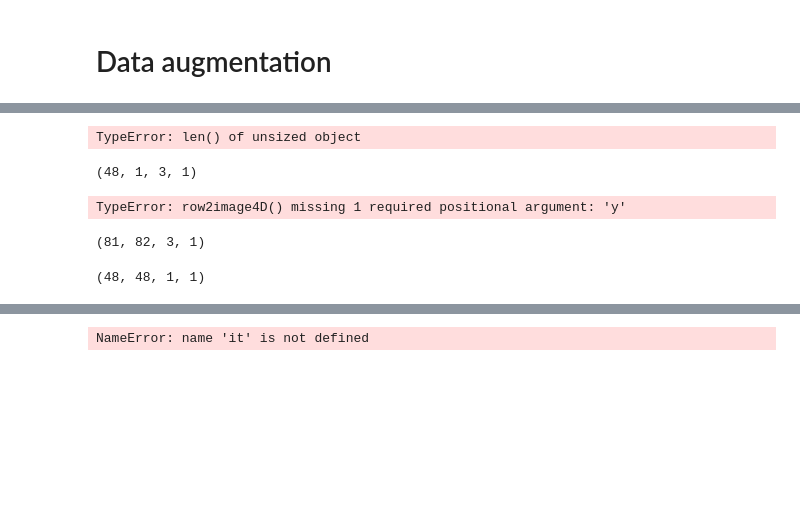
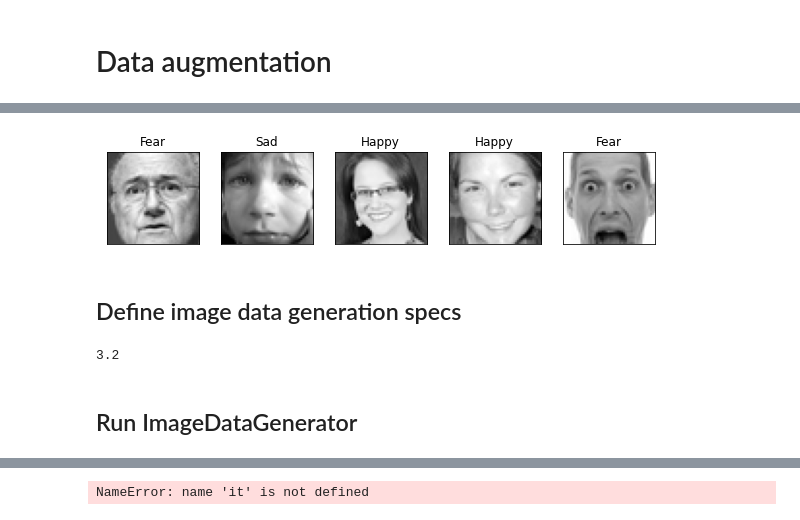
Before and after one commit to JaildoR/getthevibe_api, a Jupyter notebook: notebooks/PF-DataAugmentation.ipynb, the cells around one changed output, grey strips where cells are left out. Drawn from its saved outputs; the diff is of its cells as text; code cells hidden in the pictures; blank space fills up the shorter version.

Commit message:
functional ImageDataGenerator

```diff
--- a/notebooks/PF-DataAugmentation.ipynb
+++ b/notebooks/PF-DataAugmentation.ipynb
@@ -376,34 +250,17 @@ TypeError: len() of unsized object
-# %%
-# create data augmented images
-for sample in range(0,len(X_aug)):
-    i = 0
-    for batch in datagen.flow(X_aug[sample],y=np.array(y_aug[sample]),save_to_dir='AugmentedImages', save_prefix='DataAug', save_format='jpg'):
-        i += 1
-        if i > multiplier:
-            break
-# %% [output]
-TypeError: len() of unsized object
-# %%
-# load img
-img = load_img('AugmentedImages/DataAug_0_146.jpg')
-# convert loaded image to 4D array
-img_array = img_to_array(img)  # creating a Numpy array with shape (X, X, 3)
-img_array = img_array.reshape((1,) + img_array.shape)  # converting to a Numpy array with shape (X, X, 3, 1)
-# %%
-img_array.shape
-# %% [output]
-(48, 1, 3, 1)
-# %%
-img = row2image4D(img)
-plt.imshow(img, cmap=plt.cm.gray)
-plt.axis('off');
-# %% [output]
-TypeError: row2image4D() missing 1 required positional argument: 'y'
-# %%
-img_array.shape
-# %% [output]
-(81, 82, 3, 1)
-# %%
-X_aug[0].shape
-# %% [output]
-(48, 48, 1, 1)
+# %%
+# expand each image array to 4D for flow
+X_aug4D = expandto4D(X_aug)
+# %%
+fig = plt.figure(figsize=(16,20))
+
+for i in range(len(X_aug4D)):
+    img = labelledarray2image4D(X_aug4D[i], y_aug[i])
+    plt.subplot(10, 8, i + 1)
+    plt.title(img[1], size=12)
+    plt.imshow(img[0], cmap=plt.cm.gray)
+    plt.xticks(())
+    plt.yticks(());
+# %% [output]
+[figure, added]
+# %% [markdown]
+## Define image data generation specs
@@ -409,0 +277,8 @@ X_aug[0].shape
+# %%
+# calculate how many images should be generated for each existing one
+multiplier = nr_photos/len(X_aug4D)
+multiplier
+# %% [output]
+3.2
+# %% [markdown]
+## Run ImageDataGenerator
```
Also changed, not shown: parts of 49 cells of this notebook, 38 other files.
